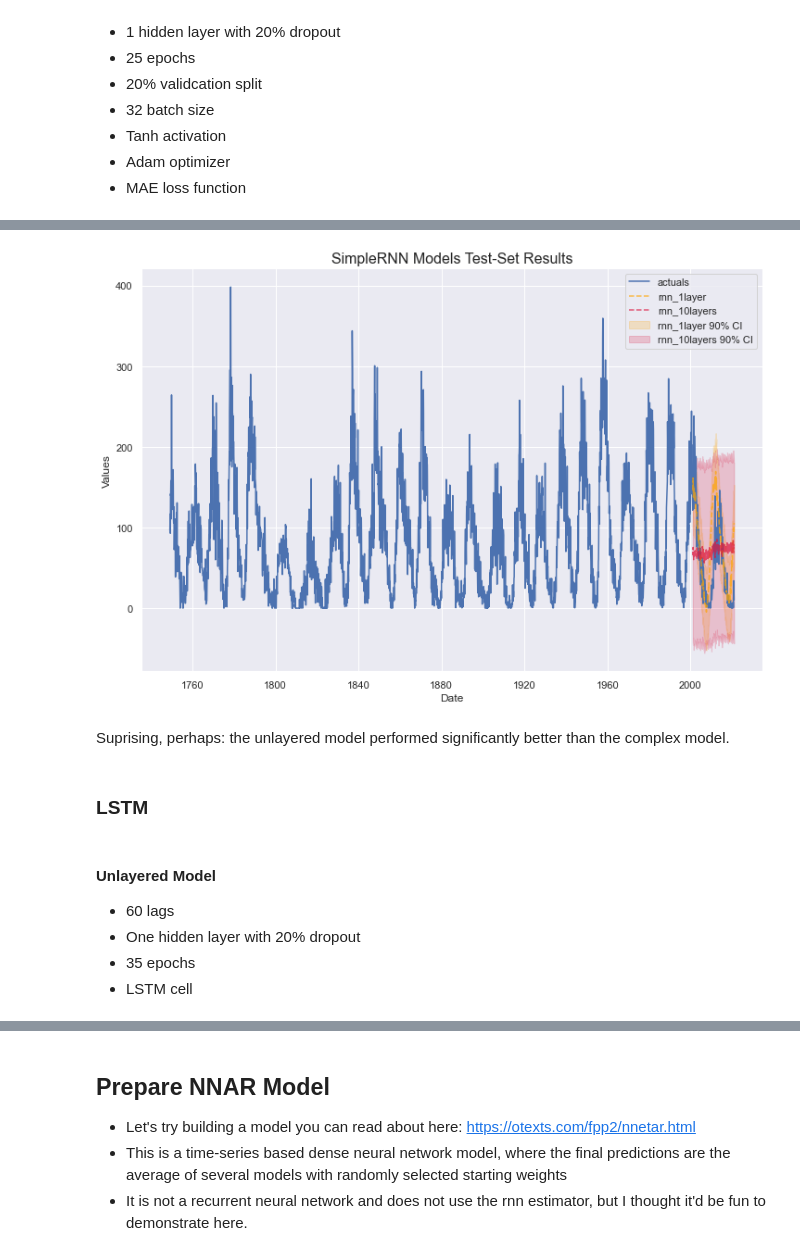
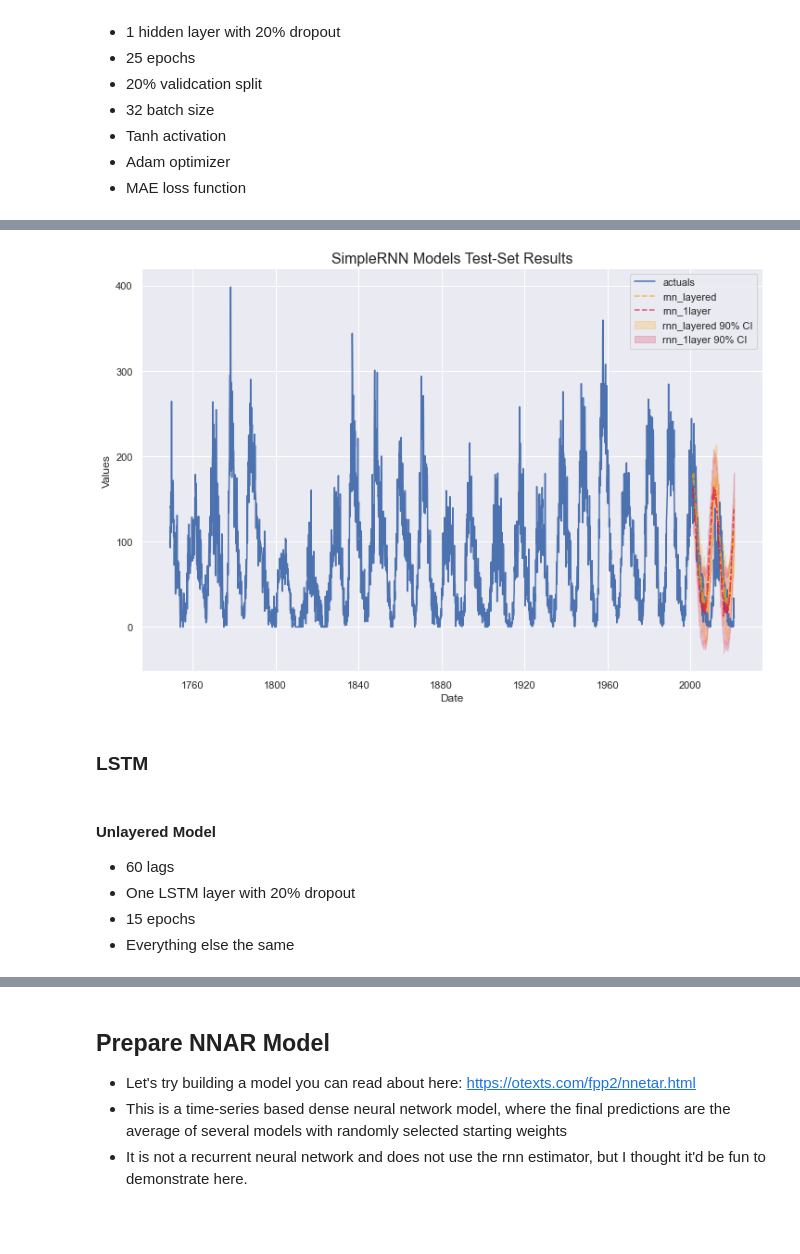
Before and after one commit to mikekeith52/scalecast-examples, a Jupyter notebook: rnn/rnn.ipynb, the cells around one changed output, grey strips where cells are left out. Drawn from its saved outputs; the diff is of its cells as text; code cells hidden in the pictures; blank space fills up the shorter version.

```diff
--- a/rnn/rnn.ipynb
+++ b/rnn/rnn.ipynb
@@ -133,19 +133,17 @@ f.manual_forecast(
 # %%
-f.plot_test_set(ci=True,models=['rnn_1layer','rnn_10layers'],order_by='TestSetRMSE')
+f.plot_test_set(ci=True,models=['rnn_1layer','rnn_layered'],order_by='TestSetRMSE')
 plt.title('SimpleRNN Models Test-Set Results',size=16)
 plt.show()
 # %% [output]
-[figure, old version]
+[figure, new version]
-# %% [markdown]
-Suprising, perhaps: the unlayered model performed significantly better than the complex model.
 # %% [markdown]
 ### LSTM
 # %% [markdown]
 #### Unlayered Model
 - 60 lags
-- One hidden layer with 20% dropout
-- 35 epochs
-- LSTM cell
+- One LSTM layer with 20% dropout
+- 15 epochs
+- Everything else the same
 # %%
 f.manual_forecast(
     lags=60,
```
Also changed, not shown: parts of 14 cells of this notebook, 3 other files.
